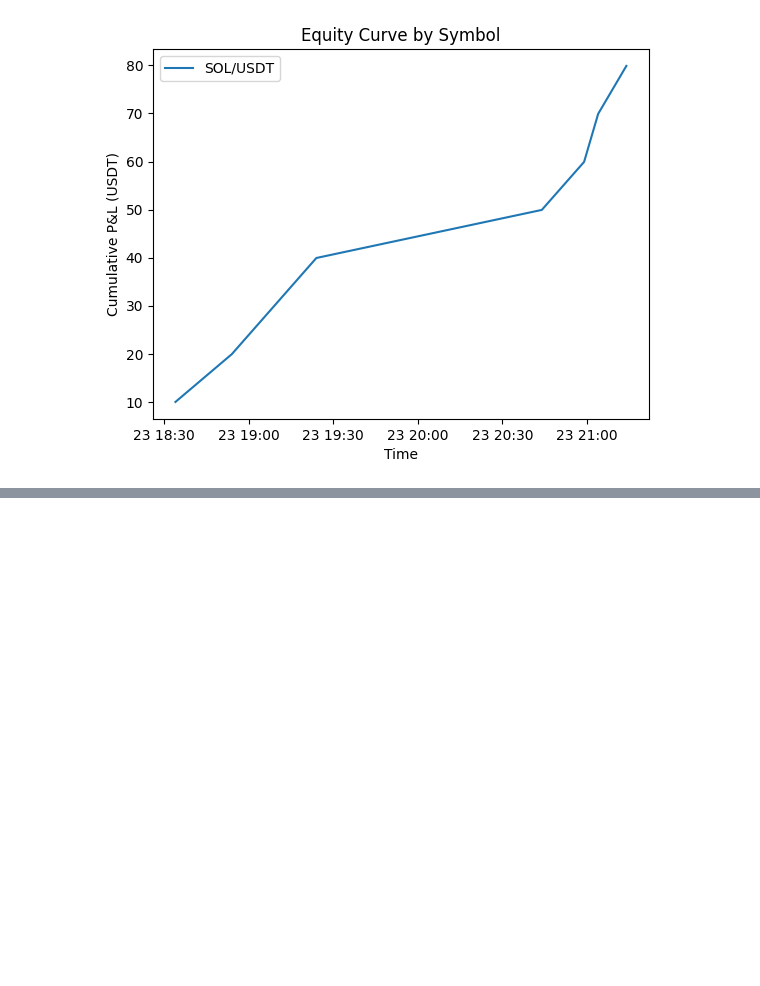
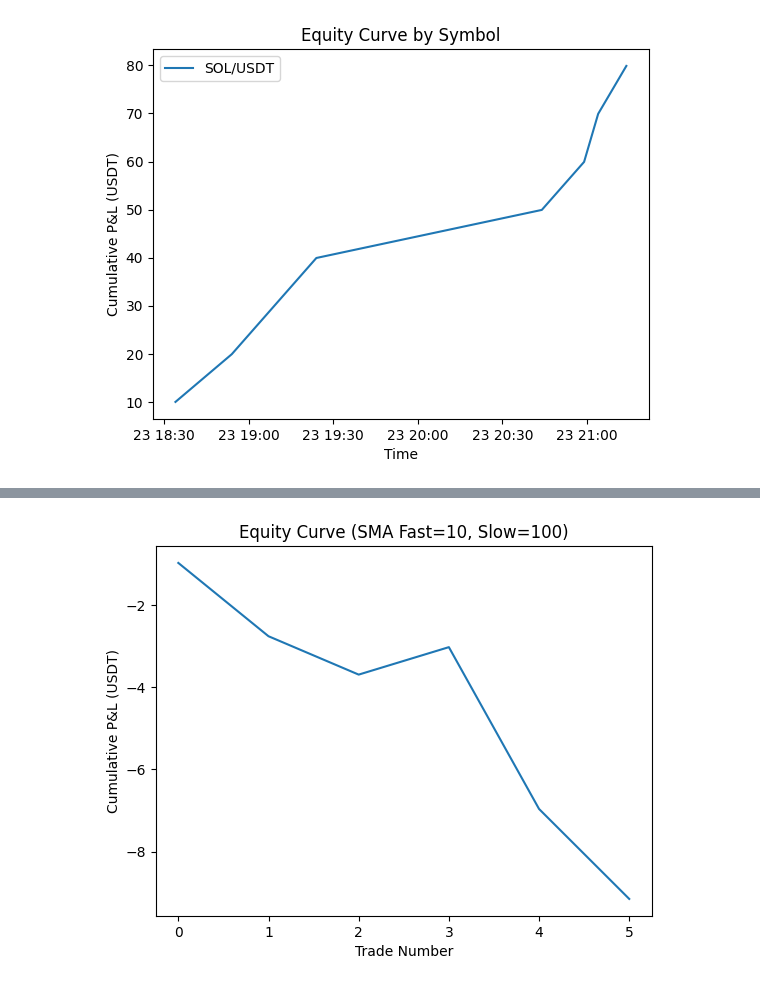
Before and after one commit to elijahmendezcs/solanabot, a Jupyter notebook: dashboard.ipynb, the cells around one changed output, grey strips where cells are left out. Drawn from its saved outputs; the diff is of its cells as text; code cells hidden in the pictures; blank space fills up the shorter version.

Commit message:
backtest and jupyter notebook updates

```diff
--- a/dashboard.ipynb
+++ b/dashboard.ipynb
@@ -41,0 +57,12 @@ summary
+# %%
+# ─── Cell 1: Run Backtest & Load Trades ──────────────────────────────────────
+from backtest import run_backtest
+from config import FAST_SMA, SLOW_SMA
+import pandas as pd
+
+# Run the backtest with your default SMA settings
+result = run_backtest(FAST_SMA, SLOW_SMA)
+
+# Build a DataFrame of individual trades
+df_trades = pd.DataFrame(result['trades'])
+df_trades.head()
@@ -41,0 +78,15 @@ summary
+# %%
+# ─── Cell 2: Equity Curve ───────────────────────────────────────────────────
+import matplotlib.pyplot as plt
+
+# Cumulative P&L over each trade
+equity = df_trades['pnl'].cumsum()
+
+plt.figure()
+plt.plot(equity)
+plt.title(f"Equity Curve (SMA Fast={FAST_SMA}, Slow={SLOW_SMA})")
+plt.xlabel("Trade Number")
+plt.ylabel("Cumulative P&L (USDT)")
+plt.show()
+# %% [output]
+[figure, added]
```
Also changed, not shown: parts of 5 cells of this notebook, 4 other files.
